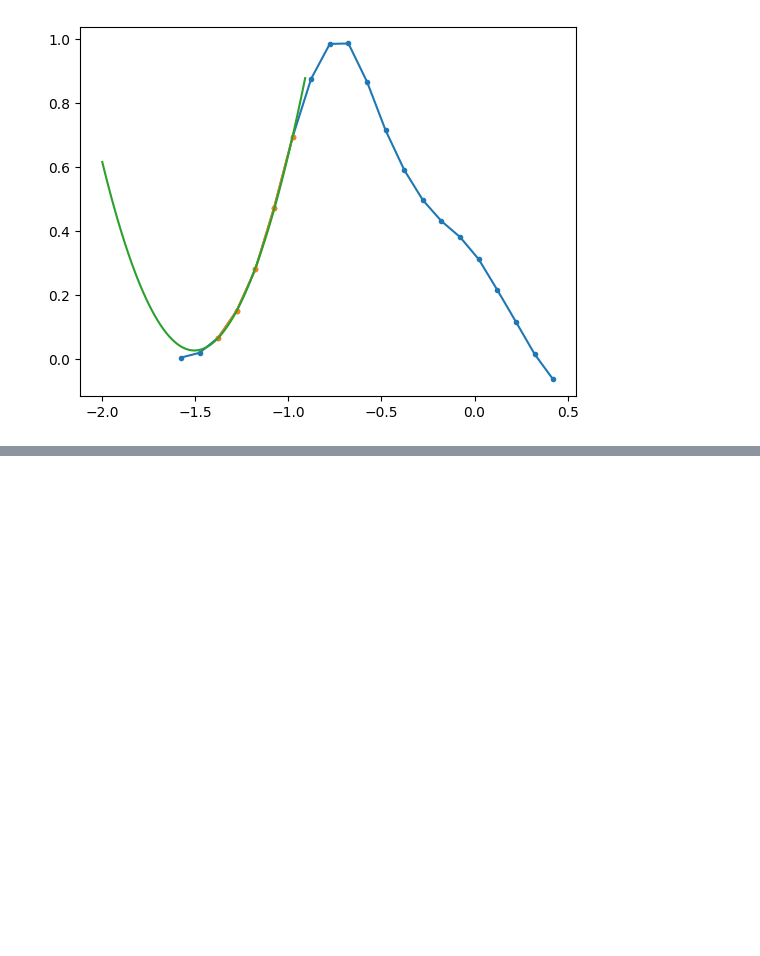
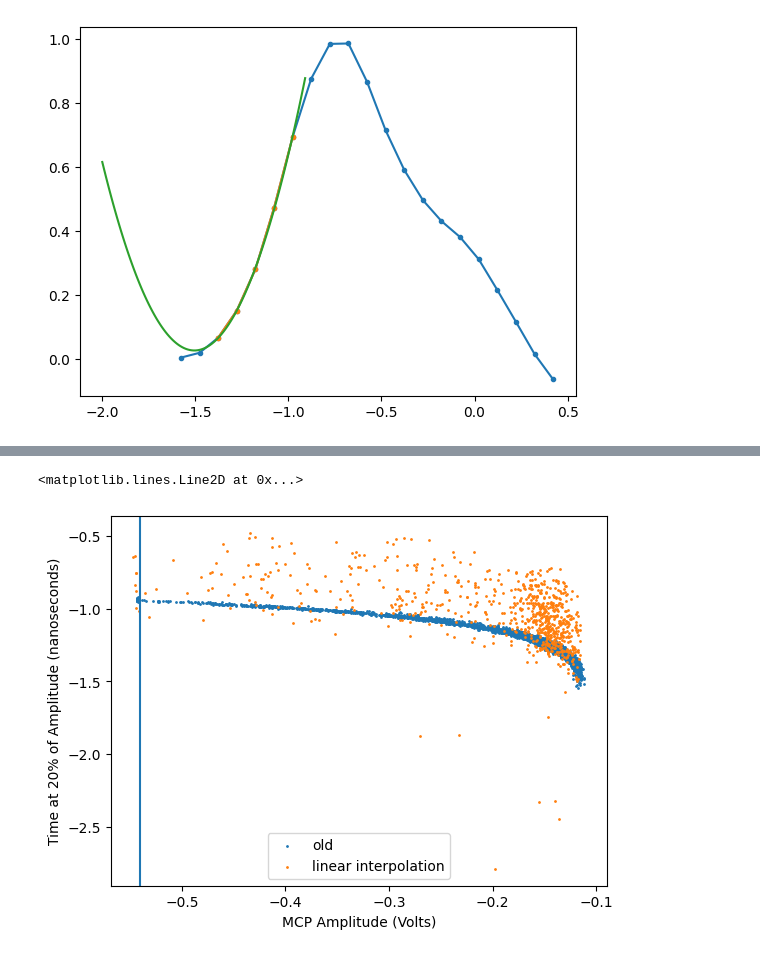
Before and after one commit to leonardolanteri/ETL_TestingDAQ, a Jupyter notebook: notebooks/mcp_manual_fitter.ipynb, the cells around one changed output, grey strips where cells are left out. Cells and saved outputs as stored; diff of their text form; code cells hidden in the pictures; blank space fills up the shorter version.

```diff
--- a/notebooks/mcp_manual_fitter.ipynb
+++ b/notebooks/mcp_manual_fitter.ipynb
@@ -375,0 +437,71 @@ print(quadratic_timestamp(s[np.isfinite(s)&np.isfinite(v)], v[np.isfinite(s)&np.
+# %%
+##
+### mcp peak vs time of threshold
+##
+importlib.reload(mcp)
+from scipy import interpolate
+mcp_data = lecroy.LecroyReader("/home/users/hswanson13/ETL_TestingDAQ/unit_test/input_data/run_5100/C2--Trace5100.trc")
+seconds, volts = mcp.MCPSignalScaler.normalize(mcp_data.x*10**9, mcp_data.y)
+nano = np.array([np.arange(-25, 25+0.2, 0.1) for i in range(len(seconds))])
+
+def quadratic_timestamp(x, y):
+    def quadratic_calc(x, y, threshold=0.2, show_plot=False):
+        A, B, C = np.polyfit(x, y, 2)
+        if show_plot:
+            fit_quad = A*x**2 + B*x + C
+            mask = (x<-0.5) & (x>-1.5)
+            plt.plot(x[mask], fit_quad[mask], label="quadratic fit", color="purple")
+            plt.plot(x[mask], y[mask], marker='.')
+        return (-B + np.sqrt(B**2 - 4*A*(C-threshold))) / (2*A)
+
+    point_select = (x>0.1) & (y<0.8)
+    t_points = np.where(point_select, x, np.NaN)
+    v_points = np.where(point_select, y, np.NaN)
+
+    timestamps_2 = np.array([
+        quadratic_calc(s[np.isfinite(s)&np.isfinite(v)][:5], v[np.isfinite(s)&np.isfinite(v)][:5])
+        for s,v in zip(t_points, v_points)])
+    return timestamps_2
+
+def linear_interpolation(x, y, peak_xs):
+    rising_volts_mask = x < peak_xs[:, np.newaxis]
+    rising_ns = np.where(rising_volts_mask, x, np.NaN)
+    rising_v = np.where(rising_volts_mask, y, np.NaN)
+
+    time_of_threshold = []
+    for rv, rs in zip(rising_v, rising_ns):
+        try:
+            lin_interp = interpolate.interp1d(rv, rs)
+            time_of_threshold.append(lin_interp(0.2))
+        except ValueError:
+            time_of_threshold.append(0)
+    return np.array(time_of_threshold)
+# get peaks
+peak_xs, peak_ys = mcp.MCPSignalScaler._calc_mcp_peaks(nano, mcp_data.y)
+
+# 1. Plot old relationship
+old = uproot.open(
+"/home/users/hswanson13/ETL_TestingDAQ/unit_test/asserted_output/run_5100/run_5100.root")["pulse"].arrays()
+old_lp2 = old.LP2_20[:,1]
+old_amp = -old.amp[:,1]/1000
+
+plt.scatter(old_amp, old_lp2*10**9, s=1, label="old")
+
+# 2. Linear interpolation
+
+time_L20 = linear_interpolation(nano, volts, peak_xs)
+good_fits = (time_L20 != 0) & (time_L20 > -3)
+plt.scatter(peak_ys[good_fits], time_L20[good_fits], s=1, label="linear interpolation")
+
+# 3. Quadratic fit
+# time_Q20 = quadratic_timestamp(nano, volts)
+# good_fits = (time_Q20 < -0.80) & (time_Q20 > -1.6)
+# plt.scatter(peak_ys[good_fits], time_Q20[good_fits], label="quadratic fit", s=1)
+
+plt.xlabel("MCP Amplitude (Volts)")
+plt.ylabel("Time at 20% of Amplitude (nanoseconds)")
+plt.legend()
+plt.axvline(-0.54)
+# %% [output]
+<matplotlib.lines.Line2D at 0x...>
+[figure, added]
```
Also changed, not shown: parts of 7 cells of this notebook, 3 other files.
